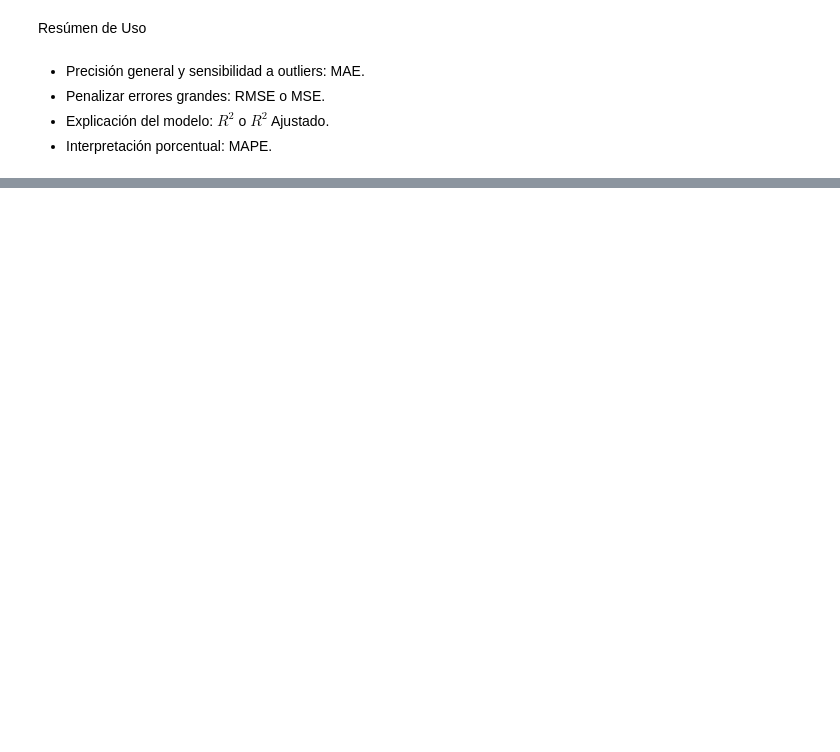
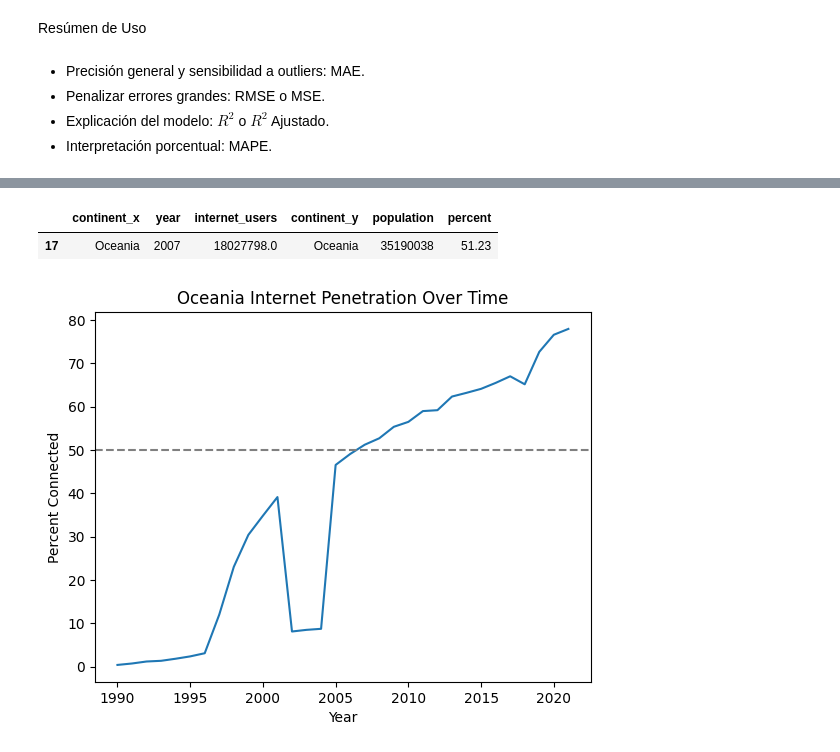
Before and after one commit to AdriannMo/E50A-E01, a Jupyter notebook: Minería_de_Datos.ipynb, the cells around one changed output, grey strips where cells are left out. Saved outputs shown, nothing was run; the diff lists cells and outputs as text; code cells hidden in the pictures; blank space fills up the shorter version.

```diff
--- a/Minería_de_Datos.ipynb
+++ b/Minería_de_Datos.ipynb
@@ -1130,0 +1204,9 @@ b) P(No fumador | No Hipertenso):
+# %%
+oceania_internet_users = internet_users_by_continent[internet_users_by_continent['continent'] == 'Oceania']
+oceania_population = population_by_continent[population_by_continent['continent'] == 'Oceania']
+
+print("Oceania Internet Users:")
+print(oceania_internet_users.head())
+
+print("\nOceania Population:")
+print(oceania_population.head())
@@ -1130,0 +1229,3 @@ b) P(No fumador | No Hipertenso):
+# %%
+oceania_df = oceania_internet_users.merge(oceania_population, on='year', how='left')
+oceania_df.head()
@@ -1130,0 +1239,3 @@ b) P(No fumador | No Hipertenso):
+# %%
+oceania_df = oceania_df.dropna()
+oceania_df
@@ -1130,0 +1260,4 @@ b) P(No fumador | No Hipertenso):
+# %%
+oceania_df['percent'] = (oceania_df['internet_users'] / oceania_df['population']) * 100
+oceania_df['percent'] = oceania_df['percent'].round(2)
+oceania_df
@@ -1130,0 +1282,16 @@ b) P(No fumador | No Hipertenso):
+# %%
+over_half_connected_oceania = oceania_df.query('percent >= 50')
+over_half_connected_oceania.head(1)
+# %% [output]
+|  | continent_x | year | internet_users | continent_y | population | percent |
+| 17 | Oceania | 2007 | 18027798.0 | Oceania | 35190038 | 51.23 |
+# %%
+import matplotlib.pyplot as plt
+plt.plot(oceania_df['year'], oceania_df['percent'])
+plt.axhline(50, color='gray', linestyle='--')
+plt.xlabel('Year')
+plt.ylabel('Percent Connected')
+plt.title('Oceania Internet Penetration Over Time')
+plt.show()
+# %% [output]
+[figure, added]
```
Also changed, not shown: parts of 75 cells of this notebook.
